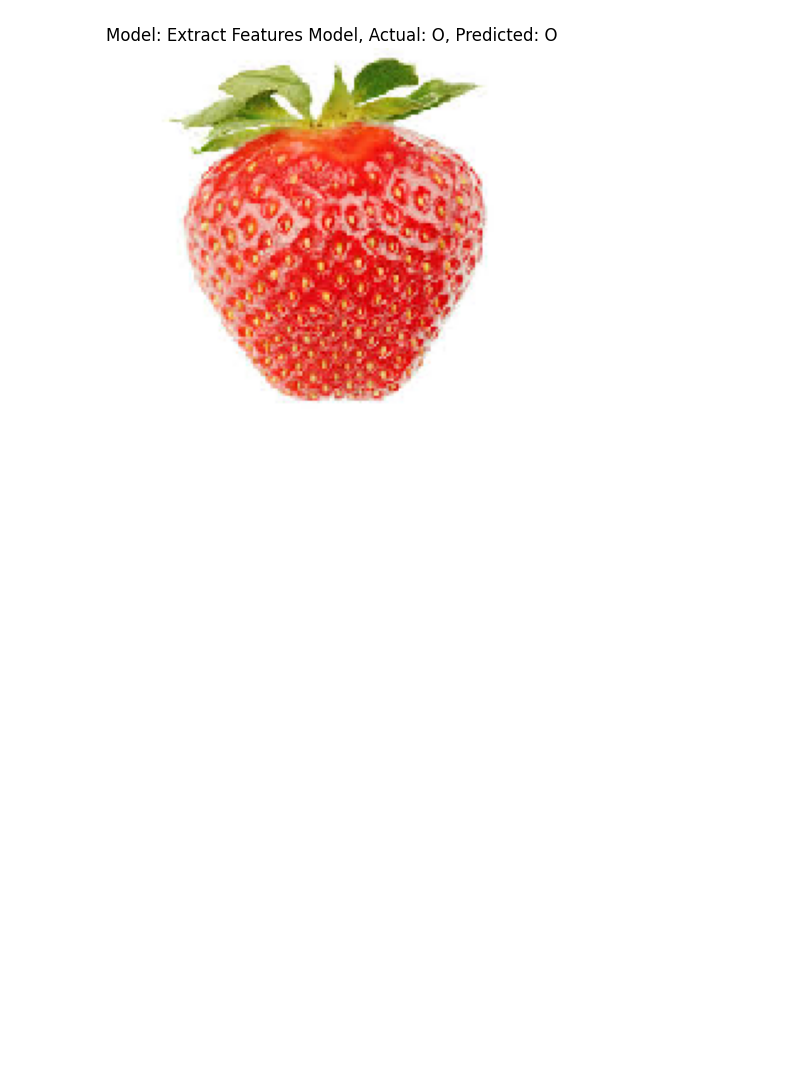
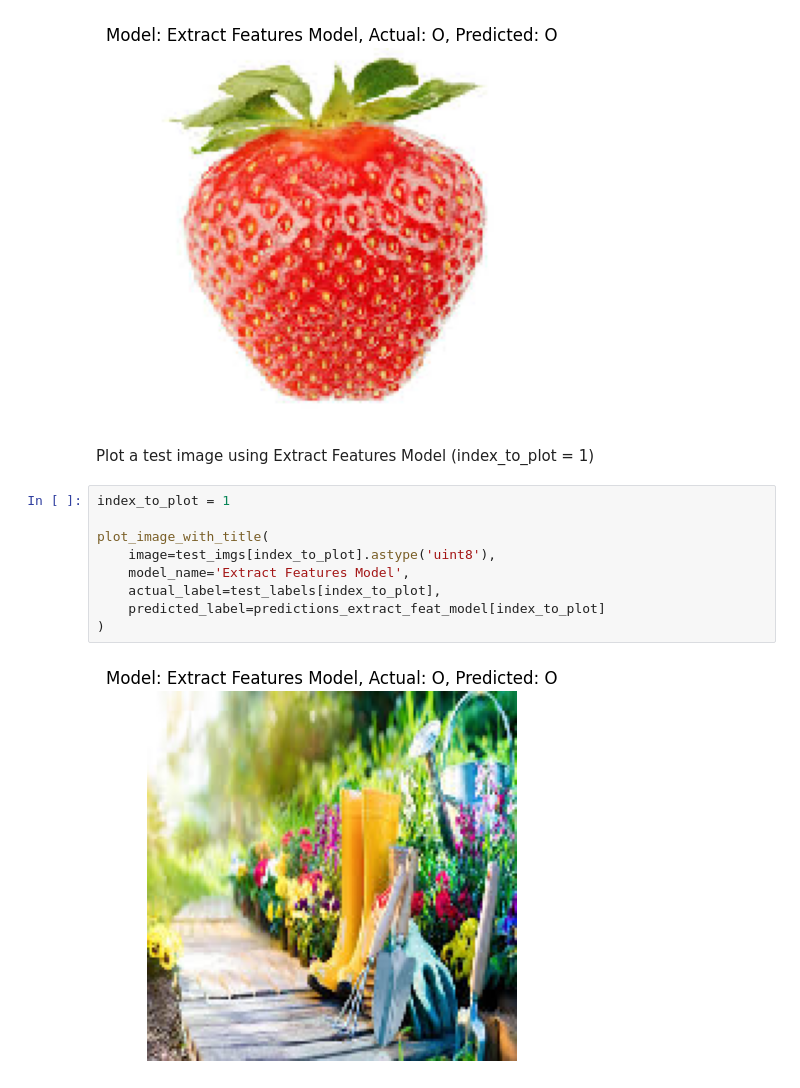
Before and after one commit to Helia-Karisani/Keras-TrashClassification-TransferLearning, a Jupyter notebook: Keras-TrashClassification-TransferLearning.ipynb, the cells around one changed output. Drawn from its saved outputs; the diff is of its cells as text; blank space fills up the shorter version.

Commit message:
plot image with Extract Feature model

```diff
--- a/Keras-TrashClassification-TransferLearning.ipynb
+++ b/Keras-TrashClassification-TransferLearning.ipynb
@@ -637,3 +637,16 @@ plot_image_with_title(
     )
 # %% [output]
 [figure]
+# %% [markdown]
+Plot a test image using Extract Features Model (index_to_plot = 1)
+# %%
+index_to_plot = 1
+
+plot_image_with_title(
+    image=test_imgs[index_to_plot].astype('uint8'),
+    model_name='Extract Features Model',
+    actual_label=test_labels[index_to_plot],
+    predicted_label=predictions_extract_feat_model[index_to_plot]
+)
+# %% [output]
+[figure, added]
```
